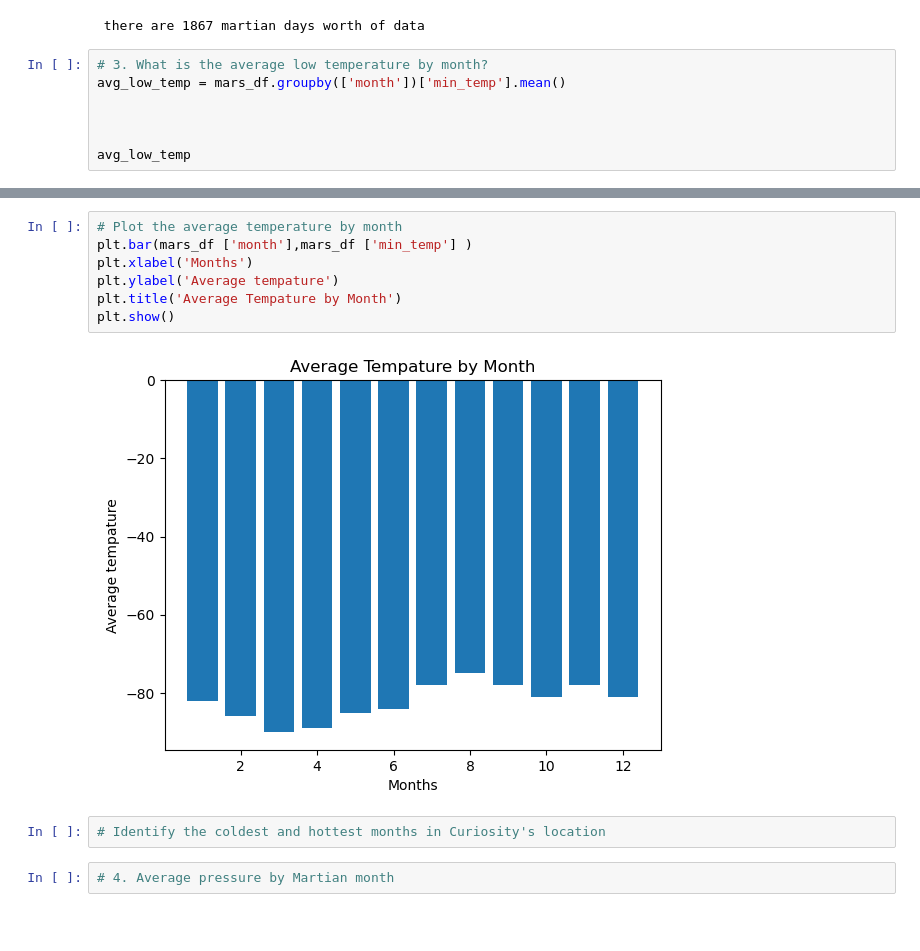
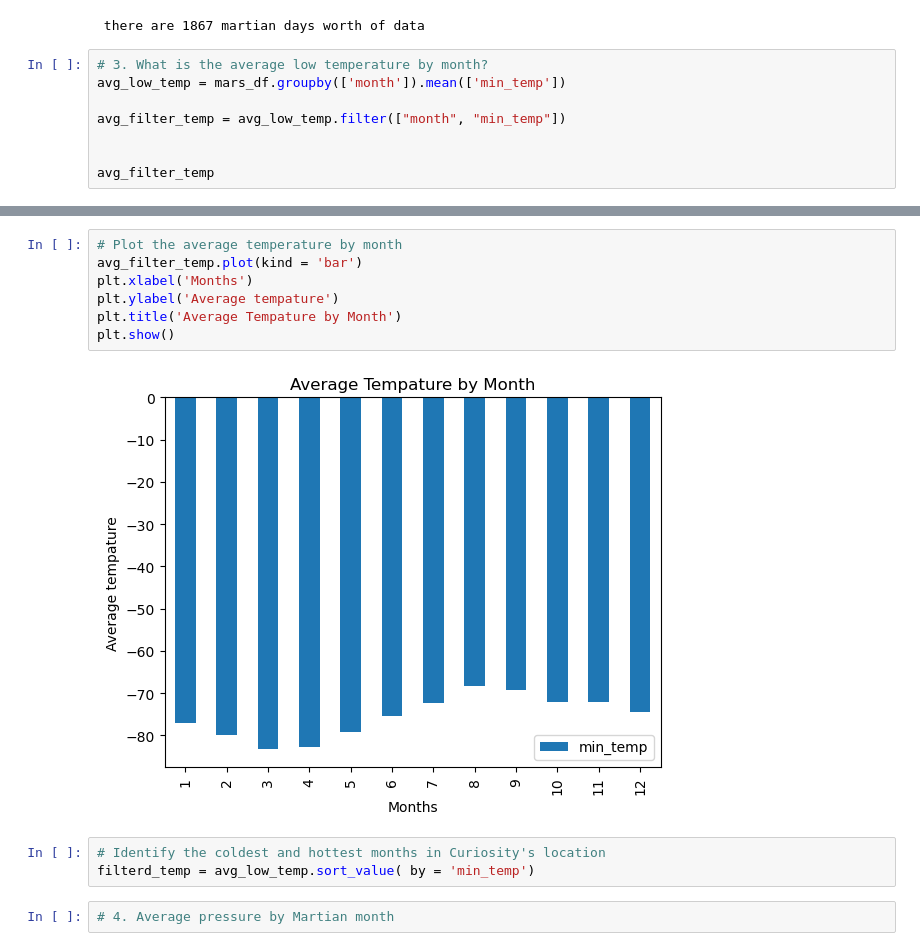
Before and after one commit to leedthanh/web-scraping, a Jupyter notebook: part_2_mars_weather.ipynb, the cells around one changed output, grey strips where cells are left out. Drawn from its saved outputs; the diff is of its cells as text; blank space fills up the shorter version.

Commit message:
updating graphs

```diff
--- a/part_2_mars_weather.ipynb
+++ b/part_2_mars_weather.ipynb
@@ -173,9 +185,10 @@ print(f' there are {mars_days} martian days worth of data')
  there are 1867 martian days worth of data
 # %%
 # 3. What is the average low temperature by month?
-avg_low_temp = mars_df.groupby(['month'])['min_temp'].mean()
+avg_low_temp = mars_df.groupby(['month']).mean(['min_temp'])
+
+avg_filter_temp = avg_low_temp.filter(["month", "min_temp"])
 
 
-
-avg_low_temp
+avg_filter_temp
 # %% [output]
@@ -196,14 +209,15 @@ Name: min_temp, dtype: float64
 # %%
 # Plot the average temperature by month
-plt.bar(mars_df ['month'],mars_df ['min_temp'] )
+avg_filter_temp.plot(kind = 'bar')
 plt.xlabel('Months')
 plt.ylabel('Average tempature')
 plt.title('Average Tempature by Month')
 plt.show()
 # %% [output]
-[figure, old version]
+[figure, new version]
 # %%
 # Identify the coldest and hottest months in Curiosity's location
+filterd_temp = avg_low_temp.sort_value( by = 'min_temp')
 # %%
 # 4. Average pressure by Martian month
 # %% [output]
```
Also changed, not shown: parts of 2 cells of this notebook.
